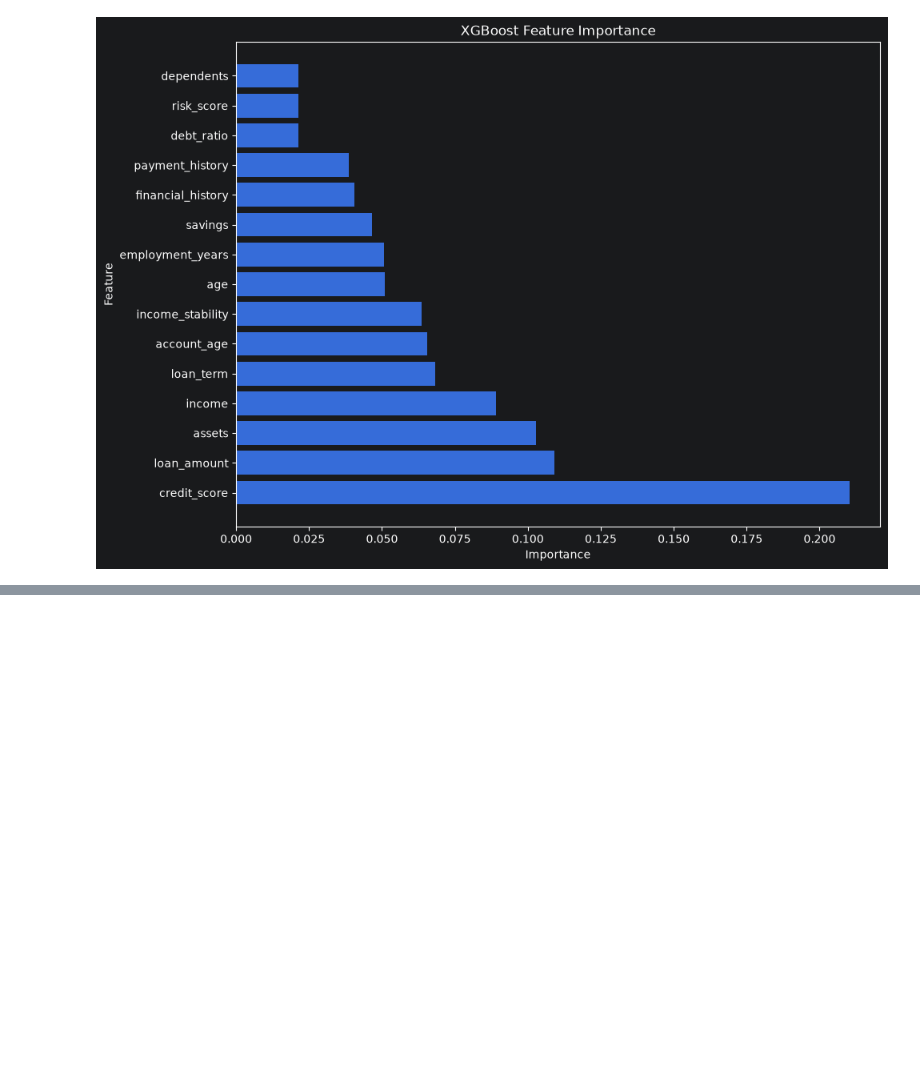
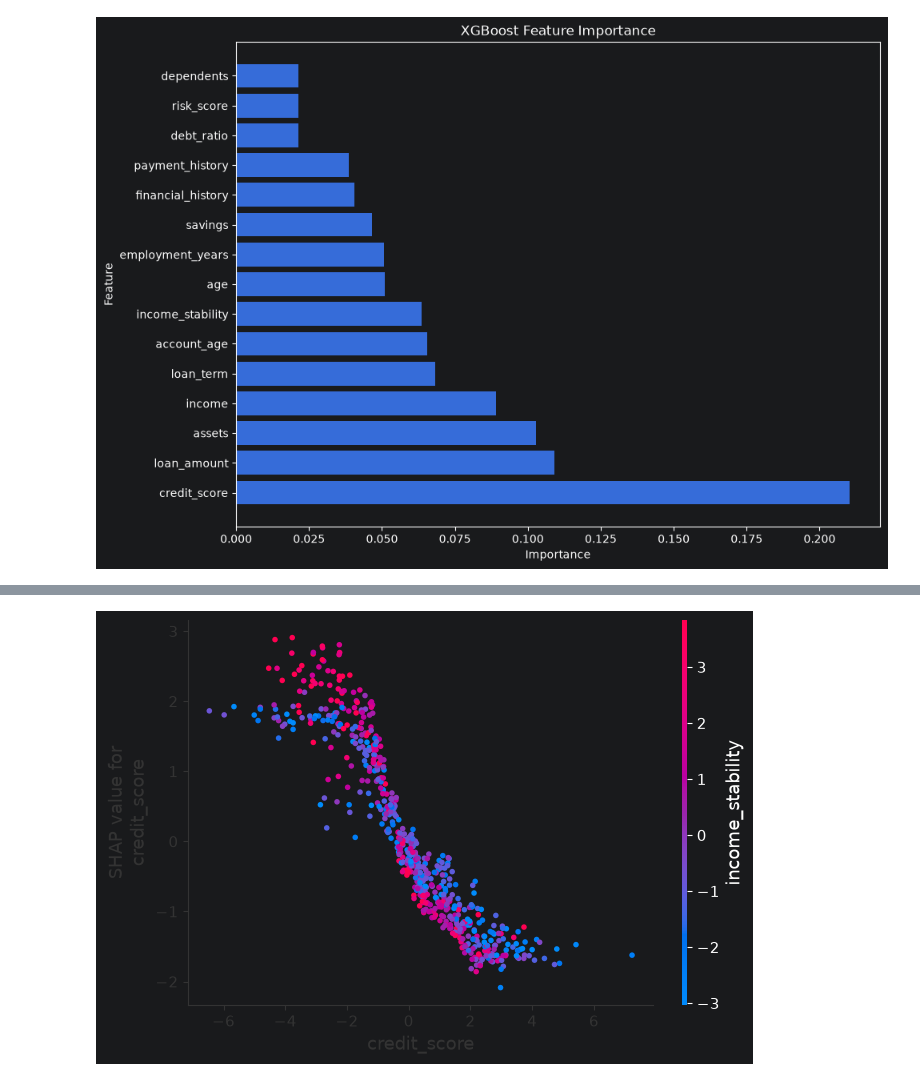
Before and after one commit to MUHAMMADZARYABKHAN-21/new.py, a Jupyter notebook: SCIKIT/Lesson23XGboostClassificationAdvanced.ipynb, the cells around one changed output, grey strips where cells are left out. Cells and saved outputs as stored; diff of their text form; code cells hidden in the pictures; blank space fills up the shorter version.

```diff
--- a/SCIKIT/Lesson23XGboostClassificationAdvanced.ipynb
+++ b/SCIKIT/Lesson23XGboostClassificationAdvanced.ipynb
@@ -283,0 +439,8 @@ plt.show()
+# %%
+shap.dependence_plot(
+    "credit_score",
+    shap_values,
+    X_test
+)
+# %% [output]
+[figure, added]
```
Also changed, not shown: parts of 16 cells of this notebook.
